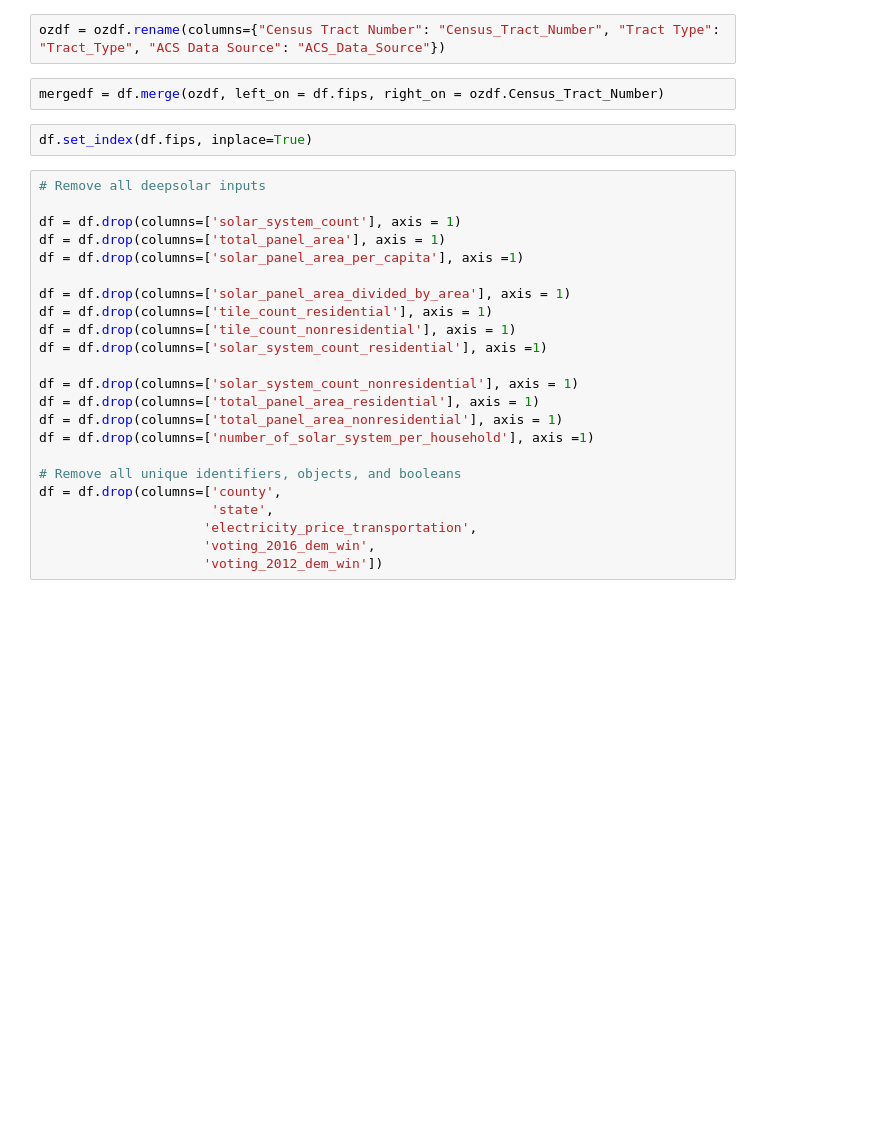
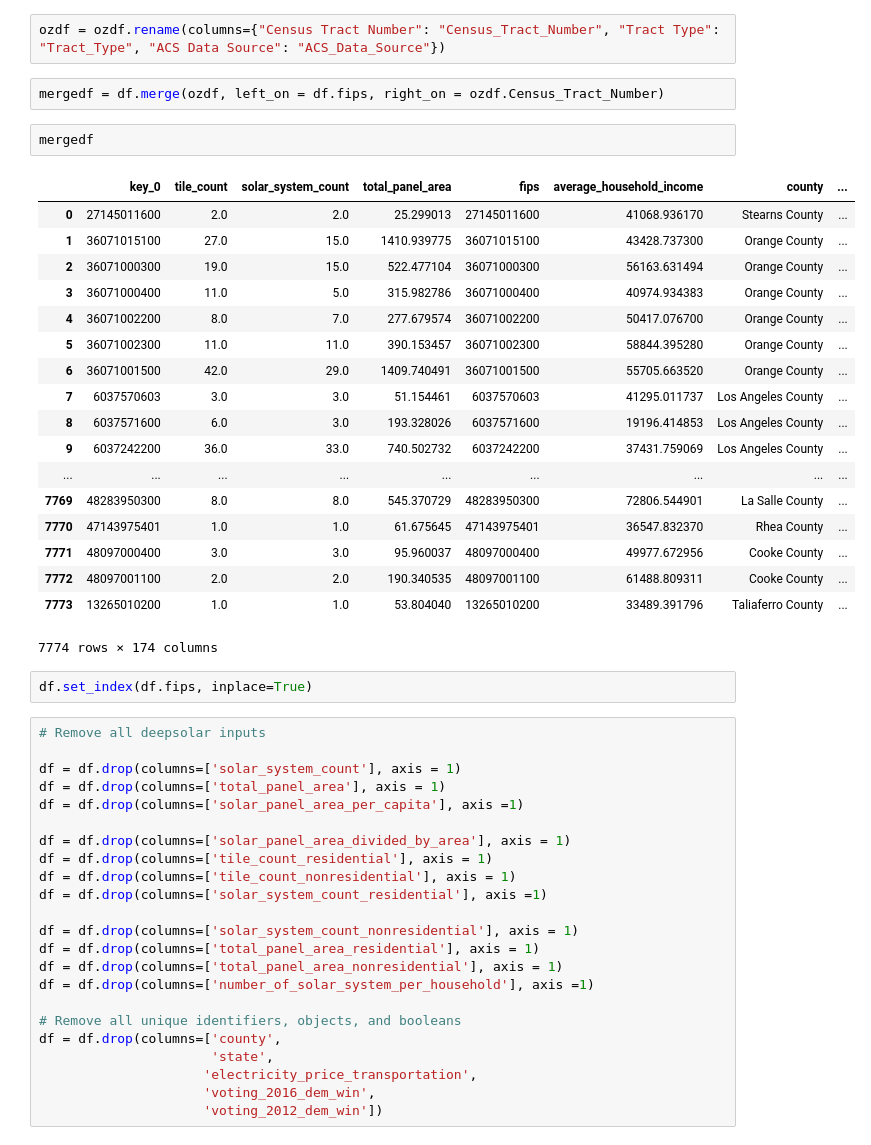
Before and after one commit to BudBernhard/DeepSolarAnalysis, a Jupyter notebook: FurtherRefined.ipynb, the cells around one changed output. Drawn from its saved outputs; the diff is of its cells as text; blank space fills up the shorter version.

```diff
--- a/FurtherRefined.ipynb
+++ b/FurtherRefined.ipynb
@@ -42,6 +42,27 @@ ozdf = pd.read_csv("data/ListOfOppurtunityZonesWithoutAKorHI.csv", encoding = "u
 ozdf = ozdf.rename(columns={"Census Tract Number": "Census_Tract_Number", "Tract Type": "Tract_Type", "ACS Data Source": "ACS_Data_Source"})
 # %%
 mergedf = df.merge(ozdf, left_on = df.fips, right_on = ozdf.Census_Tract_Number)
+# %%
+mergedf
+# %% [output]
+|  | key_0 | tile_count | solar_system_count | total_panel_area | fips | average_household_income | county | ... |
+| 0 | 27145011600 | 2.0 | 2.0 | 25.299013 | 27145011600 | 41068.936170 | Stearns County | ... |
+| 1 | 36071015100 | 27.0 | 15.0 | 1410.939775 | 36071015100 | 43428.737300 | Orange County | ... |
+| 2 | 36071000300 | 19.0 | 15.0 | 522.477104 | 36071000300 | 56163.631494 | Orange County | ... |
+| 3 | 36071000400 | 11.0 | 5.0 | 315.982786 | 36071000400 | 40974.934383 | Orange County | ... |
+| 4 | 36071002200 | 8.0 | 7.0 | 277.679574 | 36071002200 | 50417.076700 | Orange County | ... |
+| 5 | 36071002300 | 11.0 | 11.0 | 390.153457 | 36071002300 | 58844.395280 | Orange County | ... |
+| 6 | 36071001500 | 42.0 | 29.0 | 1409.740491 | 36071001500 | 55705.663520 | Orange County | ... |
+| 7 | 6037570603 | 3.0 | 3.0 | 51.154461 | 6037570603 | 41295.011737 | Los Angeles County | ... |
+| 8 | 6037571600 | 6.0 | 3.0 | 193.328026 | 6037571600 | 19196.414853 | Los Angeles County | ... |
+| 9 | 6037242200 | 36.0 | 33.0 | 740.502732 | 6037242200 | 37431.759069 | Los Angeles County | ... |
+| ... | ... | ... | ... | ... | ... | ... | ... | ... |
+| 7769 | 48283950300 | 8.0 | 8.0 | 545.370729 | 48283950300 | 72806.544901 | La Salle County | ... |
+| 7770 | 47143975401 | 1.0 | 1.0 | 61.675645 | 47143975401 | 36547.832370 | Rhea County | ... |
+| 7771 | 48097000400 | 3.0 | 3.0 | 95.960037 | 48097000400 | 49977.672956 | Cooke County | ... |
+| 7772 | 48097001100 | 2.0 | 2.0 | 190.340535 | 48097001100 | 61488.809311 | Cooke County | ... |
+| 7773 | 13265010200 | 1.0 | 1.0 | 53.804040 | 13265010200 | 33489.391796 | Taliaferro County | ... |
+7774 rows × 174 columns
 # %%
 df.set_index(df.fips, inplace=True)
 # %%
```
Also changed, not shown: parts of 3 cells of this notebook.
